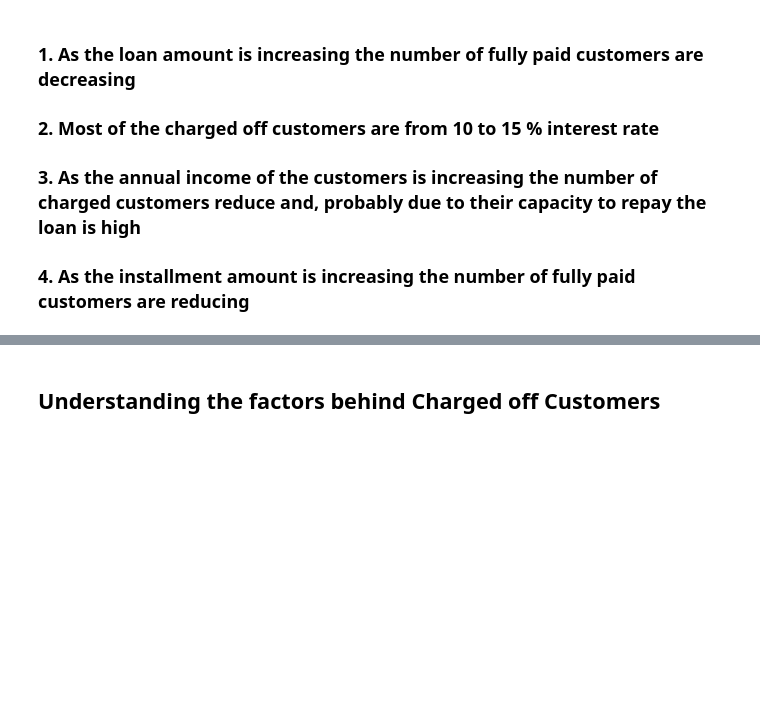
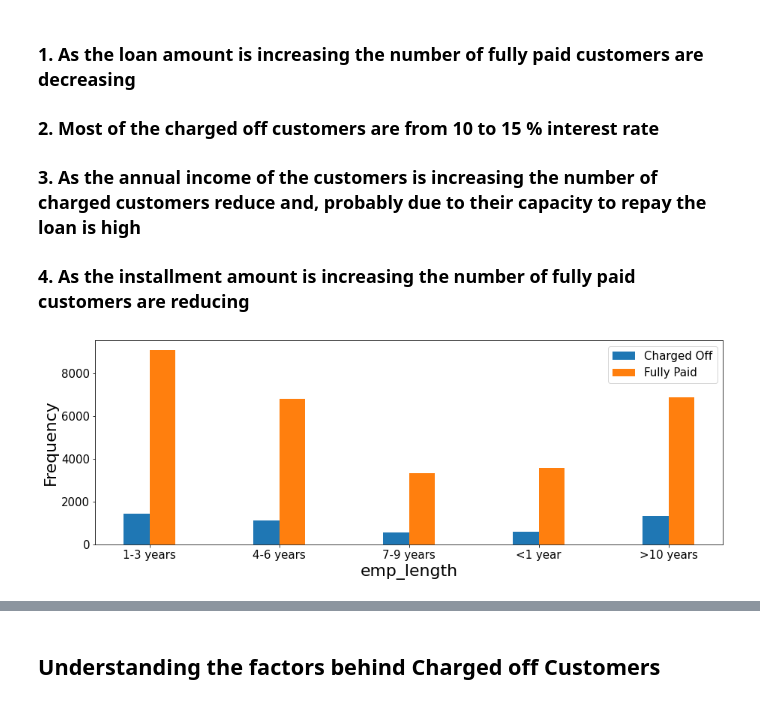
Before and after one commit to karthickchetti/LendingClubCaseStudy, a Jupyter notebook: Karthick_Chetti.ipynb, the cells around one changed output, grey strips where cells are left out. Cells and saved outputs as stored; diff of their text form; code cells hidden in the pictures; blank space fills up the shorter version.

```diff
--- a/Karthick_Chetti.ipynb
+++ b/Karthick_Chetti.ipynb
@@ -390,18 +438,21 @@ plot_hist(lc_df,"installment",bin_dict["installment"])
 # %%
 #Derived Metric 1 : Employee length bins
 #Employee length can be binned based on distribution into lesser categories (<1 yr,1-3yr,4-6yr,7-9yr,>10yr)
 def bin_emp_len(x):
     if x in ["< 1 year"]:
         return "<1 year"
     elif x in ["1 year","2 years","3 years"]:
         return "1-3 years"
     elif x in ["4 years","5 years","6 years"]:
         return "4-6 years"
     elif x in ["7 years","8 years","9 years"]:
         return "7-9 years"
     elif x in ["10+ years"]:
         return ">10 years"
 lc_df['emp_length']=lc_df['emp_length'].apply(bin_emp_len)
+plot_bar_cat(lc_df,"emp_length","loan_status",0.2,0)
+# %% [output]
+[figure, added]
 # %%
 # Derived Metric 2 : Total Closed Credit lines
 lc_df['closed_acc']=lc_df['total_acc']-lc_df['open_acc']
```
Also changed, not shown: parts of 15 cells of this notebook.
